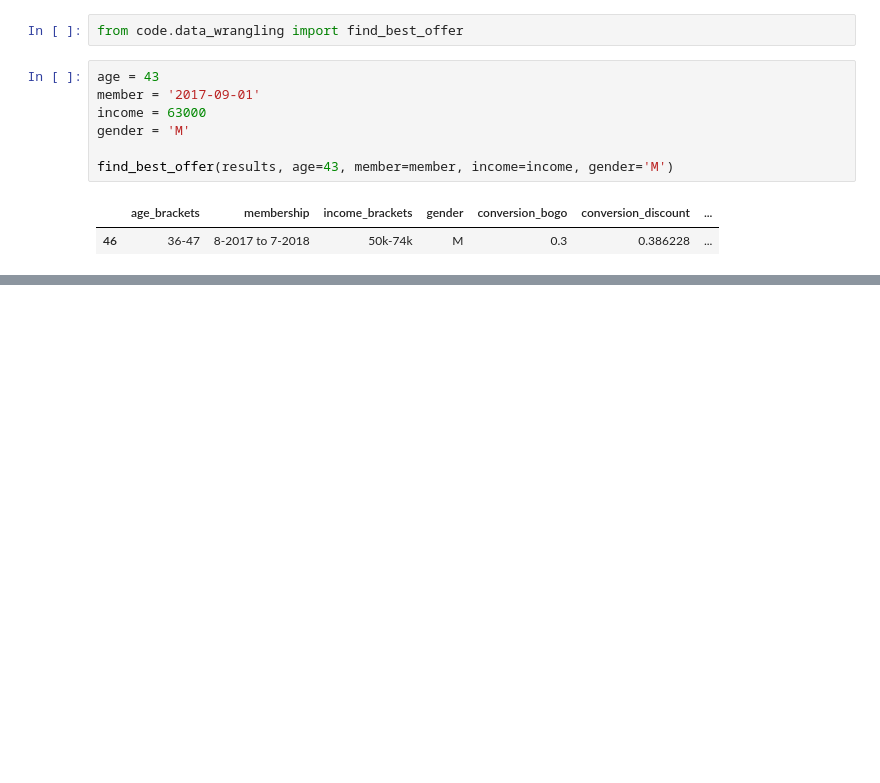
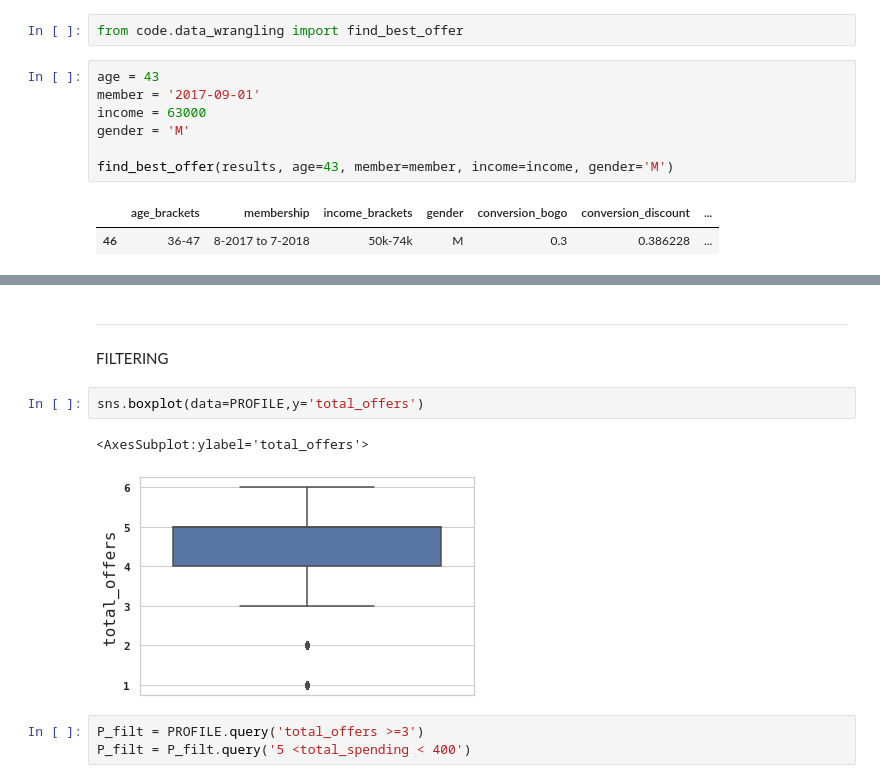
Before and after one commit to 6one2/StarbucksChallenge, a Jupyter notebook: devStarbucks.ipynb, the cells around one changed output, grey strips where cells are left out. Cells and saved outputs as stored; diff of their text form; blank space fills up the shorter version.

```diff
--- a/devStarbucks.ipynb
+++ b/devStarbucks.ipynb
@@ -1159,0 +1158,11 @@ find_best_offer(results, age=43, member=member, income=income, gender='M')
+# %% [markdown]
+---
+FILTERING
+# %%
+sns.boxplot(data=PROFILE,y='total_offers')
+# %% [output]
+<AxesSubplot:ylabel='total_offers'>
+[figure, added]
+# %%
+P_filt = PROFILE.query('total_offers >=3')
+P_filt = P_filt.query('5 <total_spending < 400')
```
Also changed, not shown: parts of 30 cells of this notebook, 1 other file.
